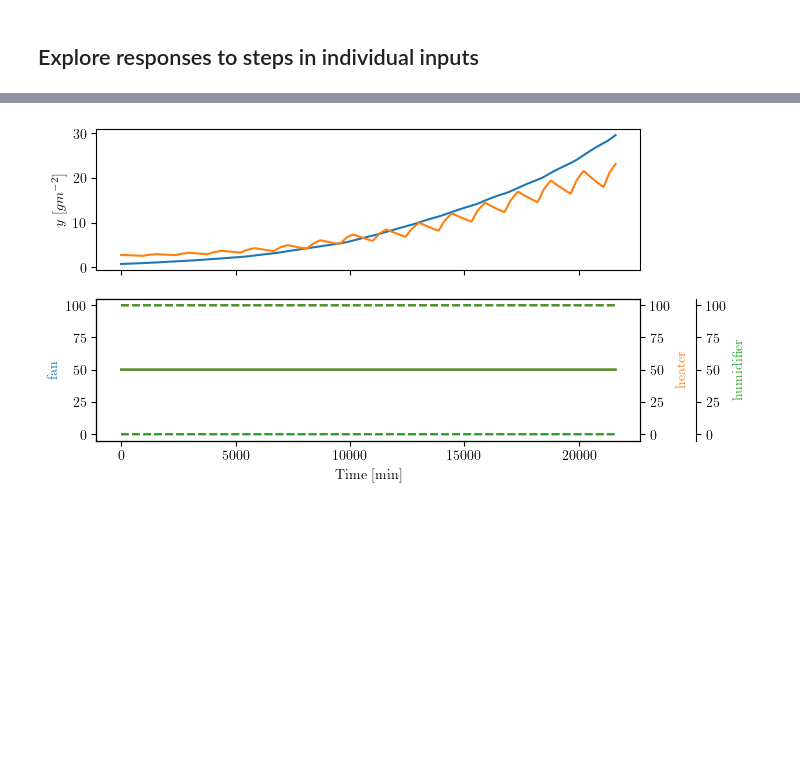
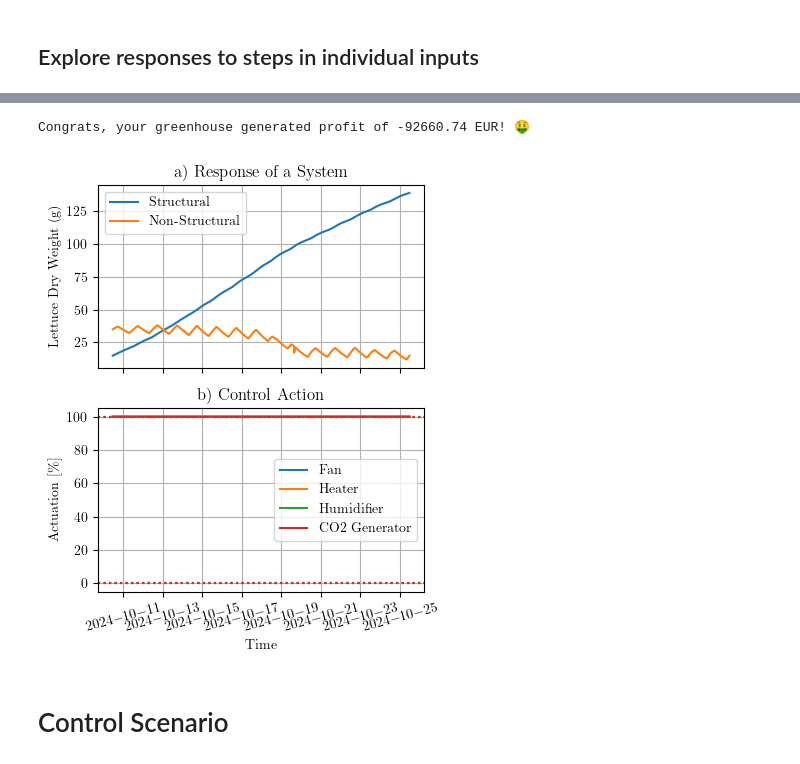
Before and after one commit to MarekWadinger/ecompc-greenhouse-platform, a Jupyter notebook: greenhouse_model.ipynb, the cells around one changed output, grey strips where cells are left out. Cells and saved outputs as stored; diff of their text form; code cells hidden in the pictures; blank space fills up the shorter version.

```diff
--- a/greenhouse_model.ipynb
+++ b/greenhouse_model.ipynb
@@ -205,6 +206,13 @@ plt.show()
 # === Model ===================================================================
 # Create a model instance
 model = GreenHouseModel(gh_model, climate_vars=climate.columns)
+
+
+# Find feasible initial state
+x0 = x_init.copy()
+u0 = np.array([100.0] * len(gh_model.active_actuators))
+tvp0 = tuple(climate.values[0])
+x0 = model.init_states(x0, u0, tvp0)
 
 # === Simulator ===============================================================
 # Create a simulator
@@ -213,8 +221,8 @@ simulator = GreenhouseSimulator(model, climate)
 # === Runtime =================================================================
 sim_steps = len(climate)
 # Find feasible initial state
-x0 = x_init
-u0 = np.array([50.0] * len(gh_model.active_actuators), ndmin=2).T
+x0 = x_init.copy()
+u0 = np.array([100.0] * len(gh_model.active_actuators), ndmin=2).T
 
 simulator.x0 = x0
 
@@ -226,48 +234,14 @@ u0s = pd.DataFrame(
     index=range(sim_steps),
 )
 x0s = pd.DataFrame(columns=[*x_init_dict.keys()], index=range(sim_steps))
-ums = []
 for step in tqdm(range(sim_steps)):
     with suppress_stdout():
         u0s.iloc[step] = u0.flatten()
-        ums.append([u_min, u_max])
         x0 = simulator.make_step(u0)
         if np.isnan(x0).any():
-            print("x0 contains NaN values.")
-            break
+            raise ValueError("x0 contains NaN values.")
         x0s.iloc[step] = x0.flatten()
 
 timestamps = pd.date_range(
     start=start_date, periods=sim_steps, freq=pd.Timedelta(seconds=dt)
 )
-# %%
-# [donotremove]
-fig, axs = plt.subplots(2, 1, sharex=True)
-axs[0].plot(timestamps, x0s.iloc[:, -2:])
-axs[0].set_ylabel("$y~[g m^{-2}]$")
-for i, (um, label, color) in enumerate(zip(np.array(ums).T, u_label, colors)):
-    # Create a second y-axis
-    if i > 0:
-        ax = axs[1].twinx()
-    else:
-        ax = axs[1]
-    if i > 1:
-        ax.spines["right"].set_position(("outward", 20 * i))
-    ax.plot(timestamps, np.array(u0s).squeeze()[:, i], color=color)
-    ax.plot(
-        timestamps,
-        um[0, :],
-        linestyle="--",
-        color=color,
-    )
-    ax.plot(
-        timestamps,
-        um[1, :],
-        linestyle="--",
-        color=color,
-    )
-
-    ax.set_ylabel(label, color=color)
-    ax.set_xlabel("Time [min]")
-# %% [output]
-[figure, removed]
@@ -274 +253,31 @@ for i, (um, label, color) in enumerate(zip(np.array(ums).T, u_label, colors)):
+# %%
+print(
+    f"Congrats, your greenhouse generated profit of {profit_costs['Total']:.2f} EUR! 🤑"
+)
+# %% [output]
+Congrats, your greenhouse generated profit of -92660.74 EUR! 🤑
+# %%
+# [donotremove]
+
+axs = plot_response(
+    timestamps,
+    x0s.iloc[:, -2:],
+    u0s,
+    u_min=u_min,
+    u_max=u_max,
+    y_legend=["Structural", "Non-Structural"],
+    u_legend=[*gh_model.active_actuators.keys()],
+    y_label="Lettuce Dry Weight (g)",
+    u_label="Actuation [\\%]",
+    t_label="Time",
+)
+
+fig = axs[0].get_figure()
+fig.savefig(
+    f"{filepath}results/gh_sim-u_{int(u0[0][0])}-N_{N}-steps_{sim_steps}.csv.pdf"
+)
+# %% [output]
+[figure, added]
+# %% [markdown]
+# Control Scenario
 # %%
```
Also changed, not shown: parts of 30 cells of this notebook, 8 other files.
